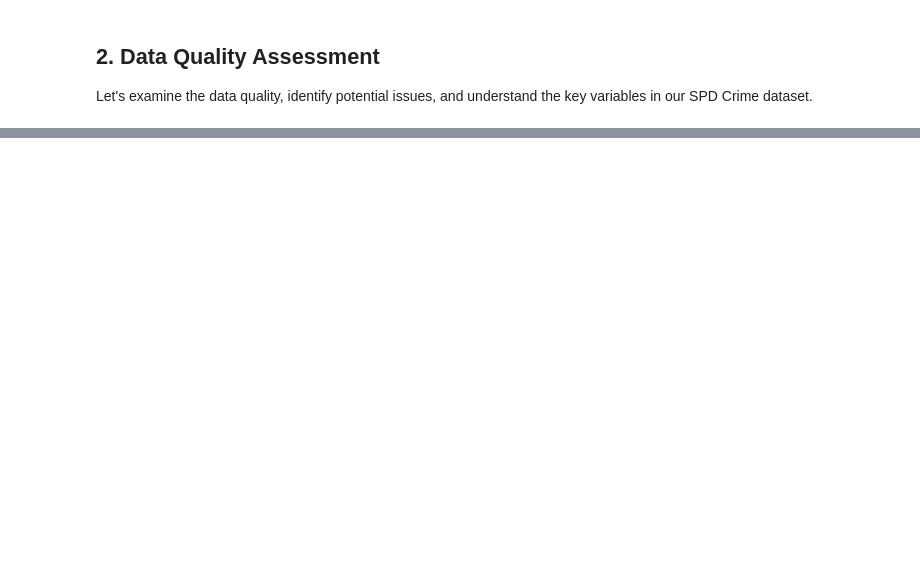
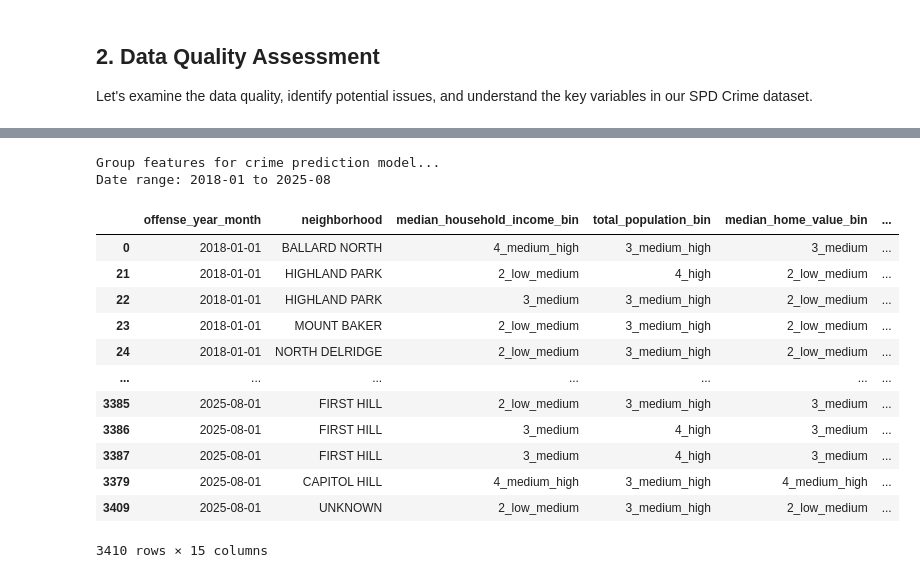
Before and after one commit to Atabow/aiml-projects, a Jupyter notebook: capstone/main.ipynb, the cells around one changed output, grey strips where cells are left out. Saved outputs shown, nothing was run; the diff lists cells and outputs as text; code cells hidden in the pictures; blank space fills up the shorter version.

```diff
--- a/capstone/main.ipynb
+++ b/capstone/main.ipynb
@@ -425,0 +528,46 @@ plt.show()
+# %%
+print("Group features for crime prediction model...")
+
+# Aggregate crimes by area and month (simplified aggregation for better predictions)
+area_monthly_crimes = prepared_df.groupby([
+    # 'beat',
+    'offense_year_month',
+    # 'offense_hour_bin',
+    # 'offense_category',
+    'neighborhood',
+    'median_household_income_bin',
+    'total_population_bin',
+    'median_home_value_bin',
+    'white_bin',
+    'black_bin',
+    'asian_bin',
+    'hispanic_bin',
+    'native_american_bin',
+    'pacific_islander_bin',
+    'other_race_bin',
+    'precinct',
+    'sector'
+]).size().reset_index(name='crime_count')
+
+area_monthly_crimes = area_monthly_crimes.sort_values(['offense_year_month'])
+
+print(f"Date range: {area_monthly_crimes['offense_year_month'].min().strftime('%Y-%m')} to {area_monthly_crimes['offense_year_month'].max().strftime('%Y-%m')}")
+
+# Display sample data
+display(area_monthly_crimes)
+# %% [output]
+Group features for crime prediction model...
+Date range: 2018-01 to 2025-08
+|  | offense_year_month | neighborhood | median_household_income_bin | total_population_bin | median_home_value_bin | ... |
+| 0 | 2018-01-01 | BALLARD NORTH | 4_medium_high | 3_medium_high | 3_medium | ... |
+| 21 | 2018-01-01 | HIGHLAND PARK | 2_low_medium | 4_high | 2_low_medium | ... |
+| 22 | 2018-01-01 | HIGHLAND PARK | 3_medium | 3_medium_high | 2_low_medium | ... |
+| 23 | 2018-01-01 | MOUNT BAKER | 2_low_medium | 3_medium_high | 2_low_medium | ... |
+| 24 | 2018-01-01 | NORTH DELRIDGE | 2_low_medium | 3_medium_high | 2_low_medium | ... |
+| ... | ... | ... | ... | ... | ... | ... |
+| 3385 | 2025-08-01 | FIRST HILL | 2_low_medium | 3_medium_high | 3_medium | ... |
+| 3386 | 2025-08-01 | FIRST HILL | 3_medium | 4_high | 3_medium | ... |
+| 3387 | 2025-08-01 | FIRST HILL | 3_medium | 4_high | 3_medium | ... |
+| 3379 | 2025-08-01 | CAPITOL HILL | 4_medium_high | 3_medium_high | 4_medium_high | ... |
+| 3409 | 2025-08-01 | UNKNOWN | 2_low_medium | 3_medium_high | 2_low_medium | ... |
+3410 rows × 15 columns
```
Also changed, not shown: parts of 22 cells of this notebook, 11 other files.
